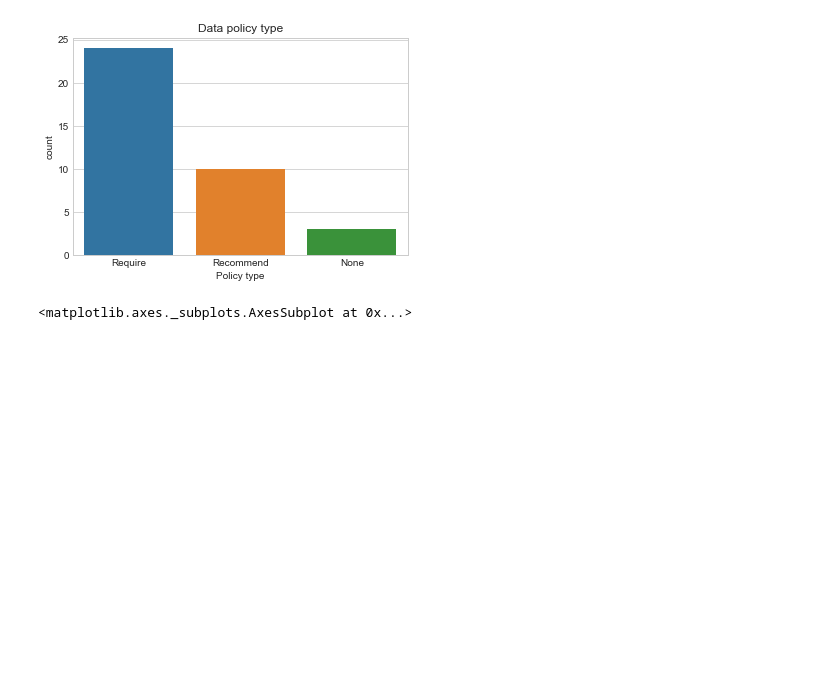
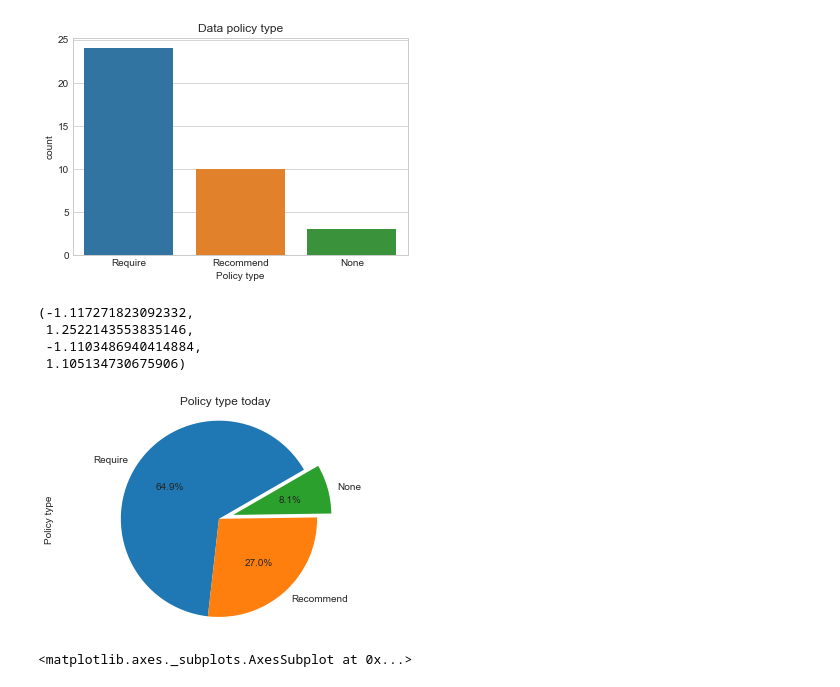
Before and after one commit to atrisovic/econ-data-policy, a Jupyter notebook: econ-data-policy-results.ipynb, the cells around one changed output. Saved outputs shown, nothing was run; the diff lists cells and outputs as text; code cells hidden in the pictures; blank space fills up the shorter version.

Commit message:
small fix and add more plots

```diff
--- a/econ-data-policy-results.ipynb
+++ b/econ-data-policy-results.ipynb
@@ -32,6 +32,22 @@ ax.set_title("Data policy type")
 # %% [output]
 Text(0.5,1,u'Data policy type')
 [figure]
+# %%
+# same thing in pie plot
+a = df['Policy type'].value_counts()
+a.plot.pie(y=a.index,
+           shadow=False,
+           explode=(0, 0, 0.15),
+           startangle=30,
+           autopct='%1.1f%%',
+           title ="Policy type today")
+plt.axis('equal')
+# %% [output]
+(-1.117271823092332,
+ 1.2522143553835146,
+ -1.1103486940414884,
+ 1.105134730675906)
+[figure, added]
 # %%
 sns.countplot(x='Sharing mode', data=df)
 # %% [output]
```
Also changed, not shown: parts of 9 cells of this notebook, 2 other files.
